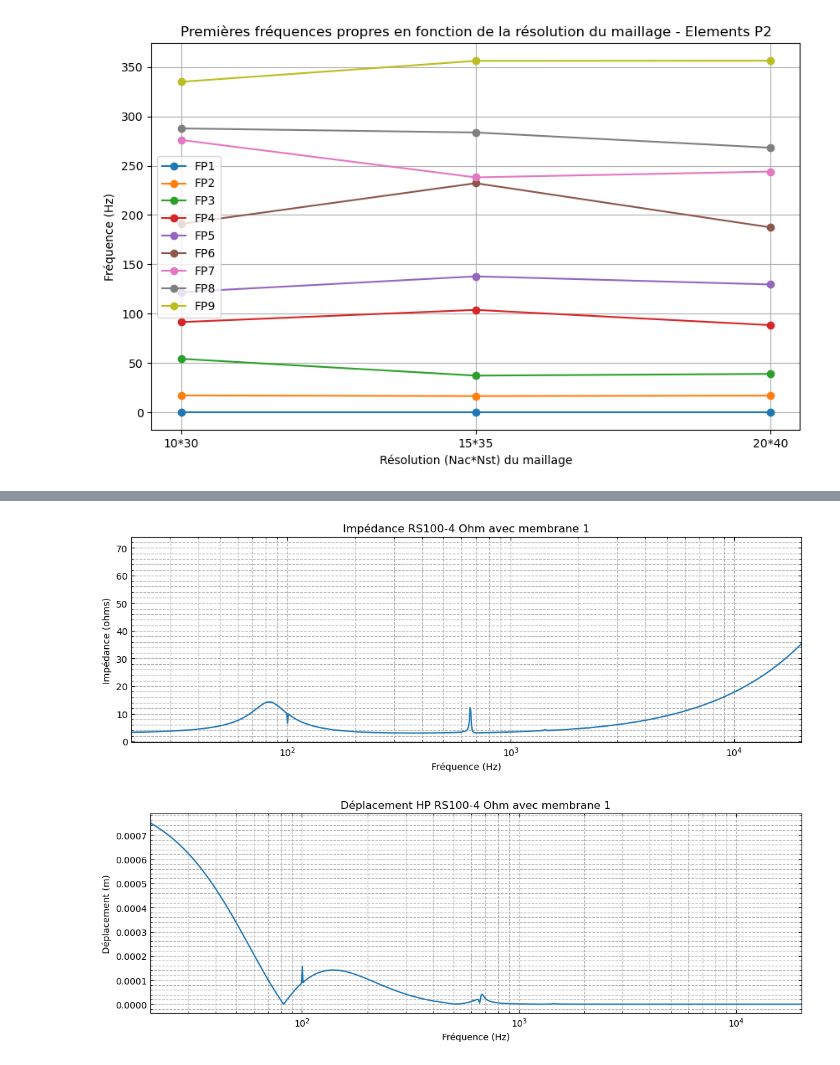
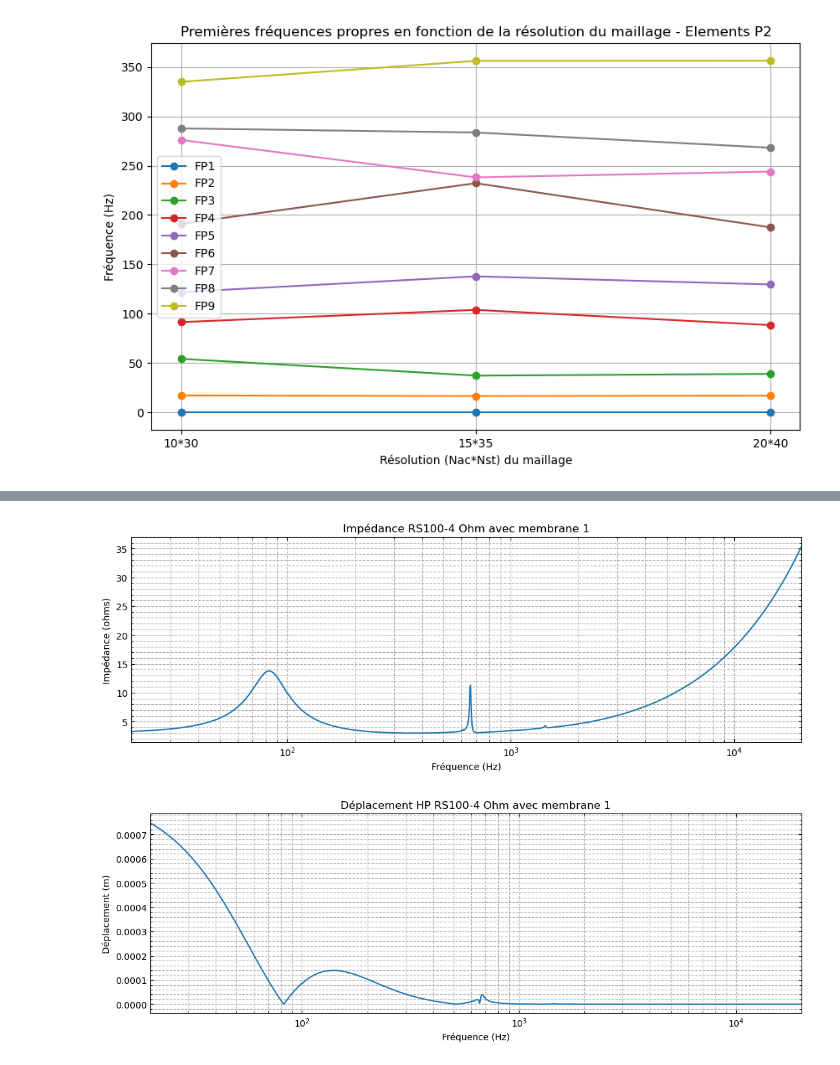
Before and after one commit to noemielafine/LoMeSim, a Jupyter notebook: courbes_py.ipynb, the cells around one changed output, grey strips where cells are left out. Cells and saved outputs as stored; diff of their text form; code cells hidden in the pictures.

```diff
--- a/courbes_py.ipynb
+++ b/courbes_py.ipynb
@@ -4,6 +4,7 @@ def load_data(filename):
     data = np.loadtxt(filename)
     x_values = data[:, 0]
     y_values = data[:, 1]
+    z_values = data[:, 2]
     return x_values, y_values
 # %%
 import matplotlib.pyplot as plt
@@ -372,31 +373,31 @@ plt.show()
 # %%
 import matplotlib.pyplot as plt
 
-file = "impedance_frequence_withmemb_v4_ext.dat"
+file = "impedance_frequence_withmemb_v4_ext_a.dat"
 
 x_values = []
 y_values = []
 plt.figure(figsize=(13, 4))
 x_values, y_values = load_data(file)
 plt.plot(x_values, y_values)
 
 
 
 
 # Tracer les données
 plt.xscale('log')
 plt.xlabel('Fréquence (Hz)')
 plt.xlim([20,2*10**4])
 plt.ylabel("Impédance (ohms)")
 plt.title("Impédance RS100-4 Ohm avec membrane 1")
 plt.grid(True, which="both", ls="--")
 plt.minorticks_on()
 plt.tick_params(axis='both', which='both', direction='in', top=True, right=True)
 plt.savefig('imp_m1.png')
 # Afficher le graphique
 plt.show()
 # %% [output]
-[figure, old version]
+[figure, new version]
 # %%
 import matplotlib.pyplot as plt
 
```
Also changed, not shown: parts of 14 cells of this notebook, 7 other files.
